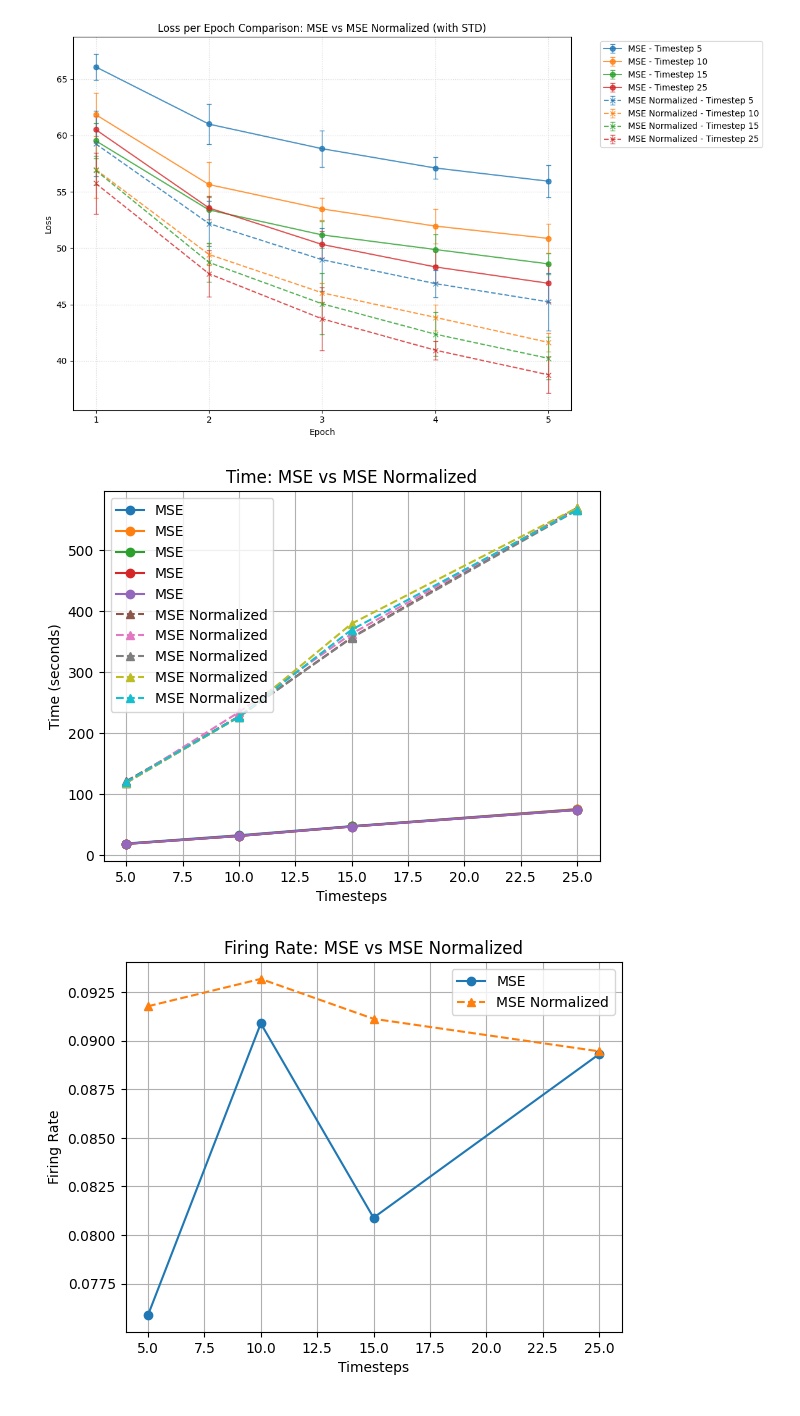
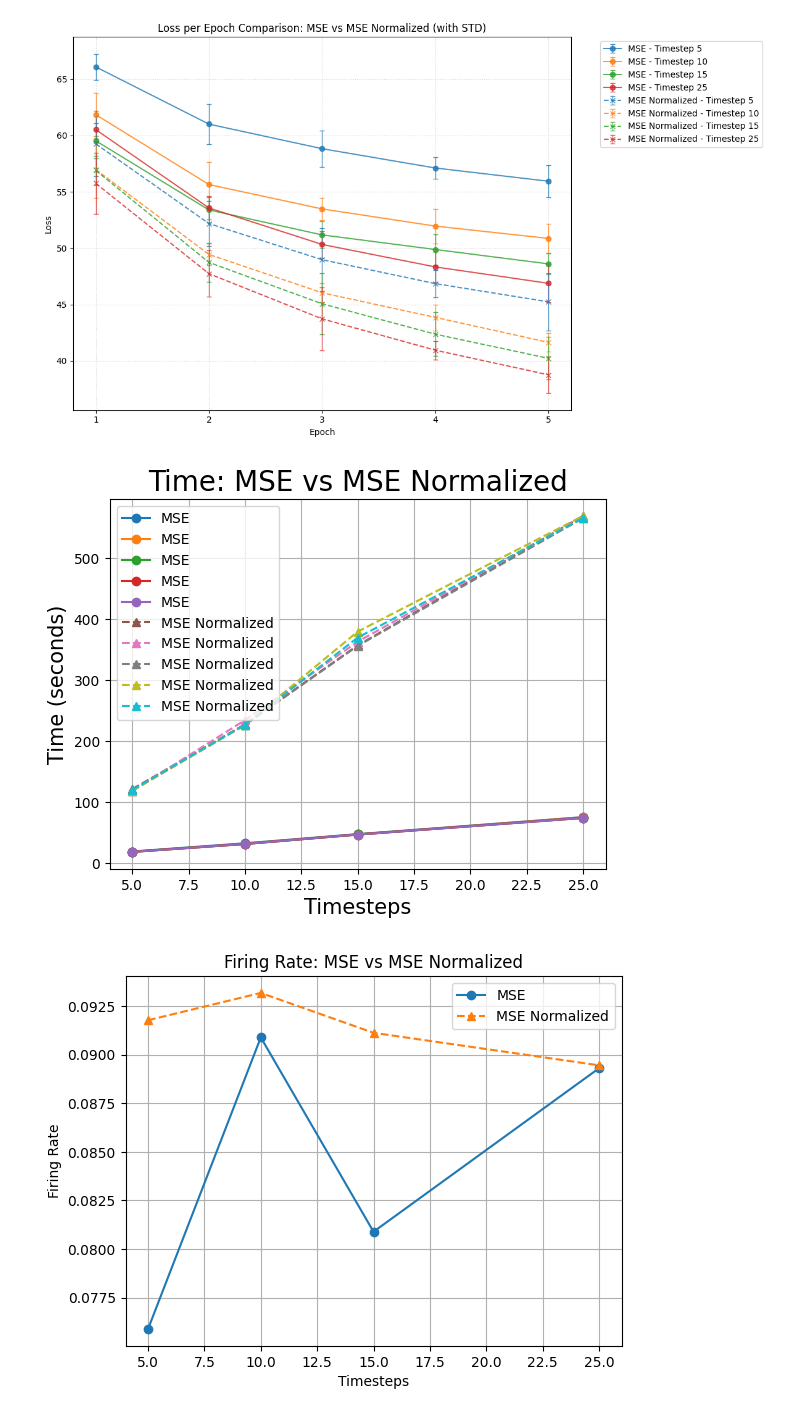
Before and after one commit to julenlegido/SpikingNeuralNetworks, a Jupyter notebook: notebooks/cifar_analysis.ipynb, the cells around one changed output. Saved outputs shown, nothing was run; the diff lists cells and outputs as text; code cells hidden in the pictures.

```diff
--- a/notebooks/cifar_analysis.ipynb
+++ b/notebooks/cifar_analysis.ipynb
@@ -511,17 +513,17 @@ plt.show()
 # %%
 # TIME (MSE vs MSE Norm)
 plt.figure()
 plt.plot(timesteps, time_MSE, marker='o', label='MSE')
 plt.plot(timesteps, time_N, marker='^', label='MSE Normalized', linestyle='--')
-plt.title("Time: MSE vs MSE Normalized")
-plt.xlabel("Timesteps")
-plt.ylabel("Time (seconds)")
+plt.title("Time: MSE vs MSE Normalized", fontsize=20)
+plt.xlabel("Timesteps", fontsize=15)
+plt.ylabel("Time (seconds)", fontsize=15)
 plt.legend()
 plt.grid()
-plt.savefig("results/figures/MSE_vs_Norm_time.png", dpi=300)
+#plt.savefig("results/figures/MSE_vs_Norm_time.png", dpi=300)
 plt.show()
 # %% [output]
-[figure, old version]
+[figure, new version]
 # %%
 # FIRING RATE (MSE vs MSE Norm)
 plt.figure()
```
Also changed, not shown: parts of 7 cells of this notebook, 12 other files.
